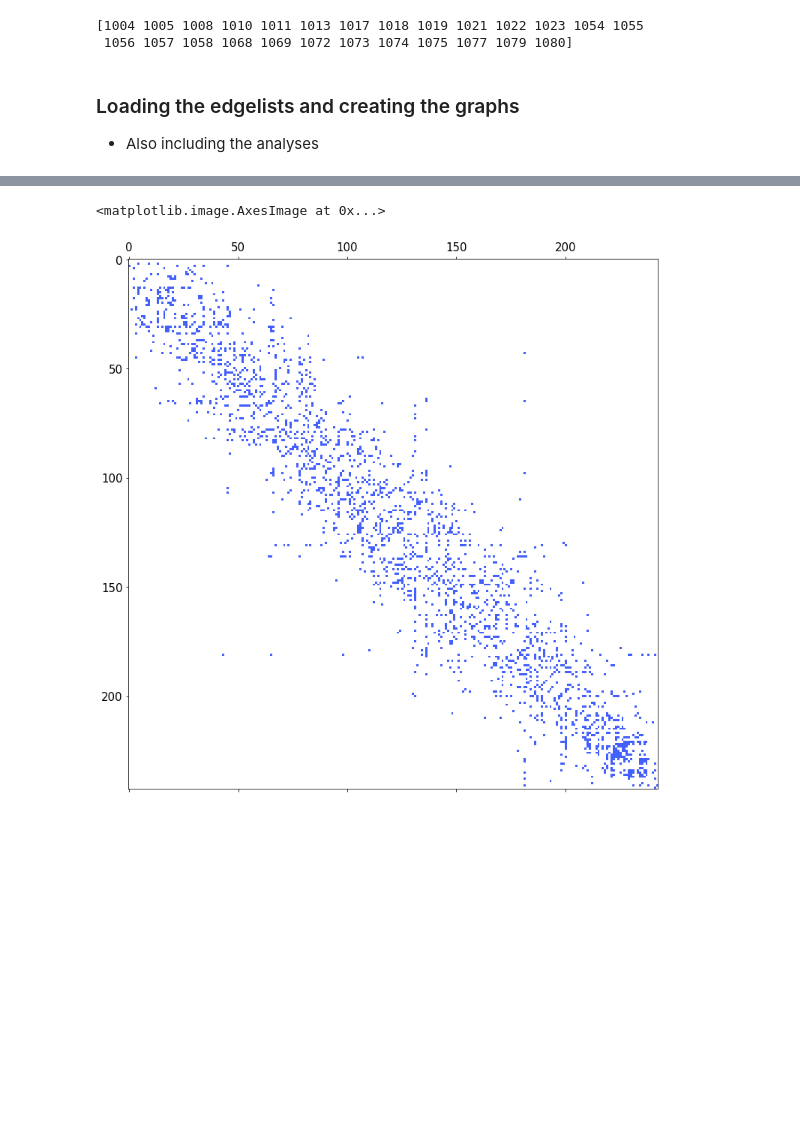
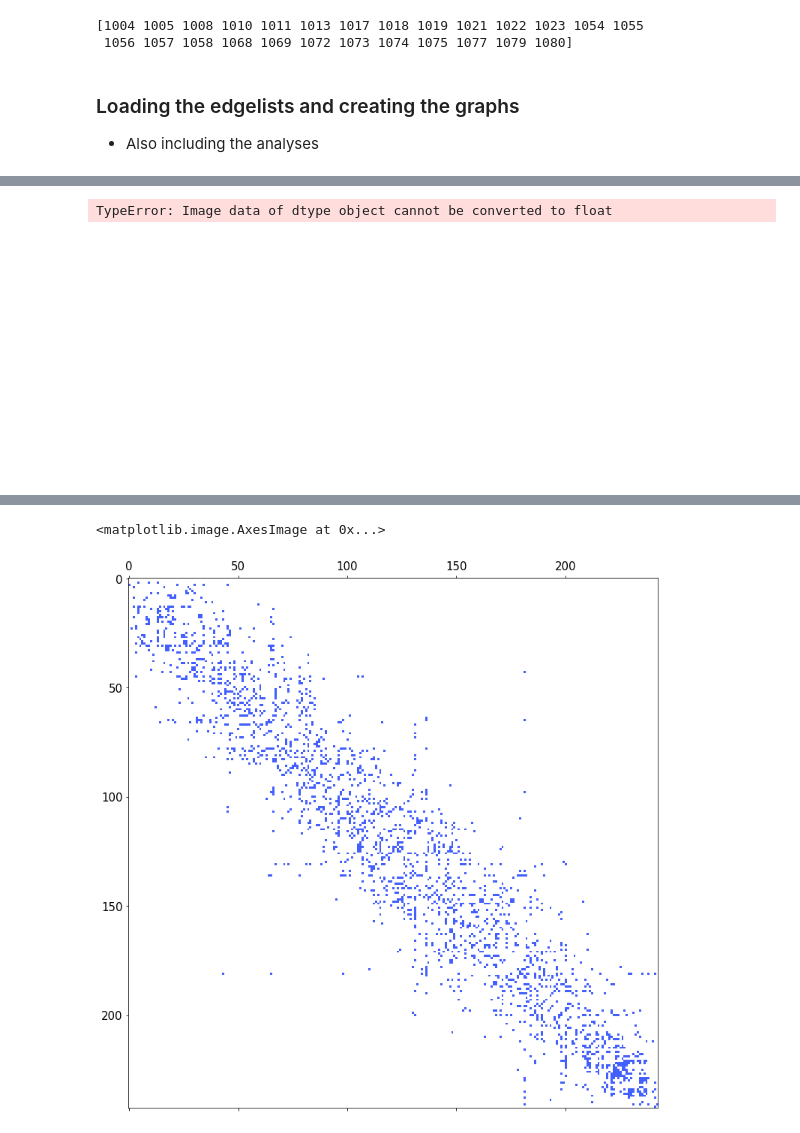
Before and after one commit to lucasessmann/GTA_ET, a Jupyter notebook: GraphAnalysis.ipynb, the cells around one changed output, grey strips where cells are left out. Saved outputs shown, nothing was run; the diff lists cells and outputs as text; code cells hidden in the pictures; blank space fills up the shorter version.

```diff
--- a/GraphAnalysis.ipynb
+++ b/GraphAnalysis.ipynb
@@ -837,0 +825,26 @@ Done
+# %%
+figgy = plt.figure(figsize=(15,10), constrained_layout=False)
+
+cMap = ListedColormap([white, blue, green])
+
+# create grid for different subplots
+gs = gridspec.GridSpec(ncols=2, nrows=2,
+                          width_ratios=[1, 2.5],
+                          height_ratios=[1, 1],
+                          wspace=0.1,
+                          hspace=0.3)
+
+
+# ----- plotting the spy matrix
+ax1 = figgy.add_subplot(gs[0])
+
+from scipy.io import loadmat
+adj = loadmat(GIT_GRAPH_PATH + '1074_SpyMatrix.fig')
+#adj = plt.imread(GIT_GRAPH_PATH + '1074_SpyMatrix.png')
+
+ax1.set_axis_off()
+
+plt.imshow(adj, extent=[-1, 1, -1, 1])
+# %% [output]
+TypeError: Image data of dtype object cannot be converted to float
+[figure, added]
```
Also changed, not shown: parts of 5 cells of this notebook, 2 other files.
